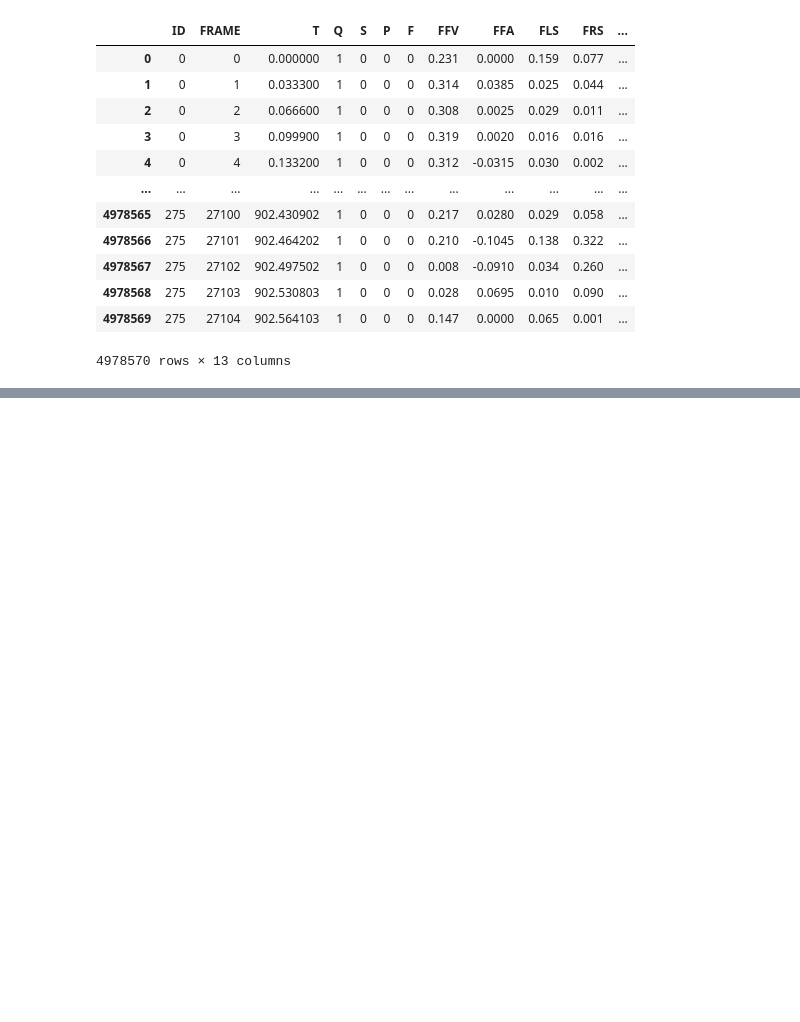
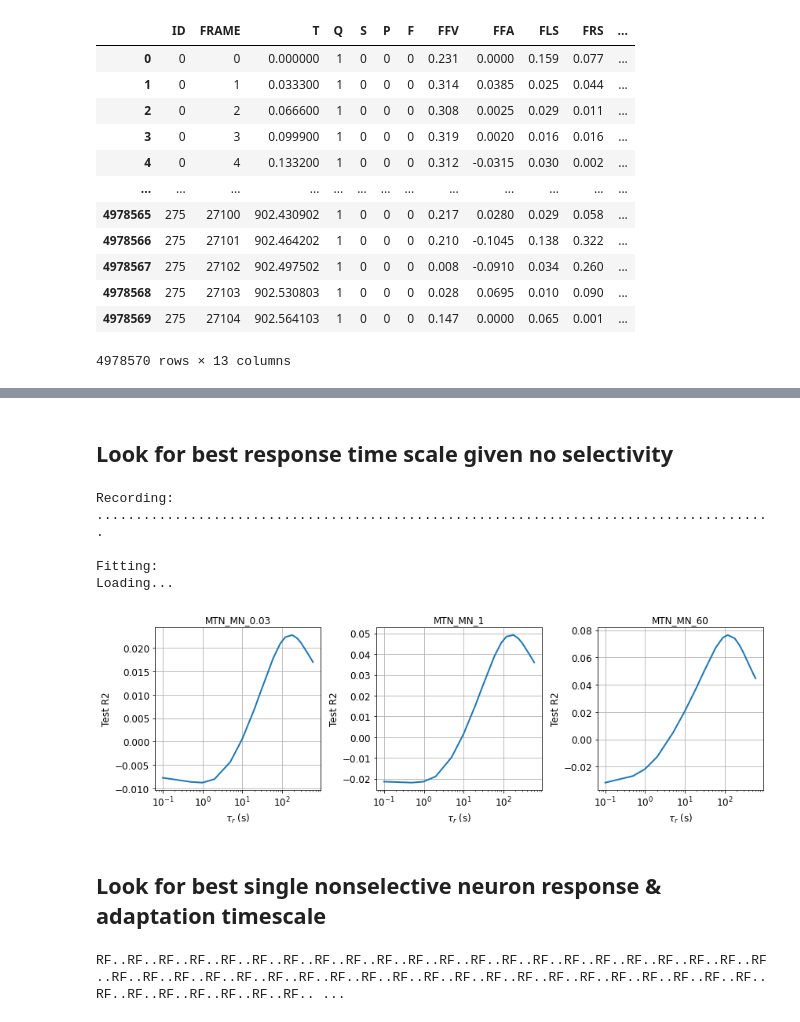
Before and after one commit to rkp8000/inferring-neural-codes, a Jupyter notebook: 5_F_record_fit_mtn_ma_reduced.ipynb, the cells around one changed output, grey strips where cells are left out. Saved outputs shown, nothing was run; the diff lists cells and outputs as text; code cells hidden in the pictures; blank space fills up the shorter version.

```diff
--- a/5_F_record_fit_mtn_ma_reduced.ipynb
+++ b/5_F_record_fit_mtn_ma_reduced.ipynb
@@ -37,7 +37,7 @@ TARGS = [f'{TARG_BHV}_MN_{twdw}' for twdw in TWDWS]
 ALPHA = 10
 # %%
 PFX_BHV = f'data/simple/behav_xtd/behav_xtd'
-PFX_NRL = f'data/simple/mlv/ma_red/temp_nrl/temp_ma_red_ppl'
+PFX_NRL = f'data/simple/mlv/ma_red/temp_nrl/temp_ma_red_ppln'
 
 FSTRAIN = 'data/simple/strains.csv'
 MSTRAINS = [(pd.read_csv(FSTRAIN)['STRAIN'] == strain) for strain in STRAINS]
@@ -116,10 +117 @@ def record_fit(tau_rs, tau_as, x_ss, x_ps):
     return r2_train_mns, r2_test_mns, r2_train_sds, r2_test_sds
-# %%
-N = 8
-
-tau_rs = np.random.exponential(1, N)
-tau_as = np.random.exponential(1, N)
-x_ss = np.random.uniform(-1, 1, N)
-x_ps = np.random.uniform(-1, 1, N)
-
-r2_train_mns, r2_test_mns, r2_train_sds, r2_test_sds = record_fit(tau_rs, tau_as, x_ss, x_ps)
@@ -149,0 +132,68 @@ r2_train_mns
+# %% [markdown]
+## Look for best response time scale given no selectivity
+# %%
+# one-neuron population -- equal response to sine and pulse, sweep over response timescales
+fname = '0_single_tau_r_sweep_no_sel'
+tau_r_sweep = [.1, .5, 1, 2, 5, 10, 20, 30, 60, 90, 120, 180, 240, 300, 450, 600]
+r2_test_mn_all = {targ: [] for targ in TARGS}
+
+for tau_r in tau_r_sweep:
+    tau_rs = tau_r*np.ones(1)
+    tau_as = np.inf*np.ones(1)
+    x_ss = np.array([.5])
+    x_ps = np.array([.5])
+
+    r2_test_mns = record_fit(tau_rs, tau_as, x_ss, x_ps)[1]
+    for targ in TARGS:
+        r2_test_mn_all[targ].append(r2_test_mns[targ])
+
+np.save(f'data/simple/mlv/ma_red/{fname}.npy', np.array([{
+    'tau_r_sweep': tau_r_sweep,
+    'r2_test_mn_all': r2_test_mn_all
+}]))
+# %% [output]
+Recording:
+.......................................................................................
+
+Fitting:
+Loading...
+# %%
+rslts = np.load(f'data/simple/mlv/ma_red/0_single_tau_r_sweep_no_sel.npy', allow_pickle=True)[0]
+fig, axs = plt.subplots(1, 3, figsize=(12, 4), tight_layout=True)
+for ax, targ in zip(axs, TARGS):
+    ax.semilogx(
+        rslts['tau_r_sweep'],
+        rslts['r2_test_mn_all'][targ],
+        lw=2
+    )
+    set_plot(ax, x_label=r'$\tau_r$ (s)', y_label='Test R2', title=targ, font_size=12)
+    ax.grid()
+# %% [output]
+[figure, added]
+# %% [markdown]
+## Look for best single nonselective neuron response & adaptation timescale
+# %%
+# one-neuron population -- equal response to sine and pulse, sweep over response timescales
+fname = '0A_single_tau_r_tau_a_sweep_no_sel'
+tau_r_sweep = [.5, 2, 5, 10, 30, 60, 120, 240, 450, 600]
+tau_a_sweep = [.1, .5, 2, 10, 30, 60, 120, 400, np.inf]
+r2_test_mn_all = {targ: np.nan*np.zeros((len(tau_r_sweep), len(tau_a_sweep))) for targ in TARGS}
+
+for ctau_r, tau_r in enumerate(tau_r_sweep):
+    for ctau_a, tau_a in enumerate(tau_a_sweep):
+        tau_rs = tau_r*np.ones(1)
+        tau_as = tau_a*np.ones(1)
+        x_ss = np.array([.5])
+        x_ps = np.array([.5])
+
+        r2_test_mns = record_fit(tau_rs, tau_as, x_ss, x_ps)[1]
+        for targ in TARGS:
+            r2_test_mn_all[targ][ctau_r, ctau_a] = r2_test_mns[targ]
+
+np.save(f'data/simple/mlv/ma_red/{fname}.npy', np.array([{
+    'tau_r_sweep': tau_r_sweep,
+    'tau_a_sweep': tau_a_sweep,
+    'r2_test_mn_all': r2_test_mn_all
+}]))
+# %% [output]
+RF..RF..RF..RF..RF..RF..RF..RF..RF..RF..RF..RF..RF..RF..RF..RF..RF..RF..RF..RF..RF..RF..RF..RF..RF..RF..RF..RF..RF..RF..RF..RF..RF..RF..RF..RF..RF..RF..RF..RF..RF..RF..RF..RF..RF..RF..RF..RF..RF..RF.. ...
```
Also changed, not shown: parts of 38 cells of this notebook, 12 other files.
